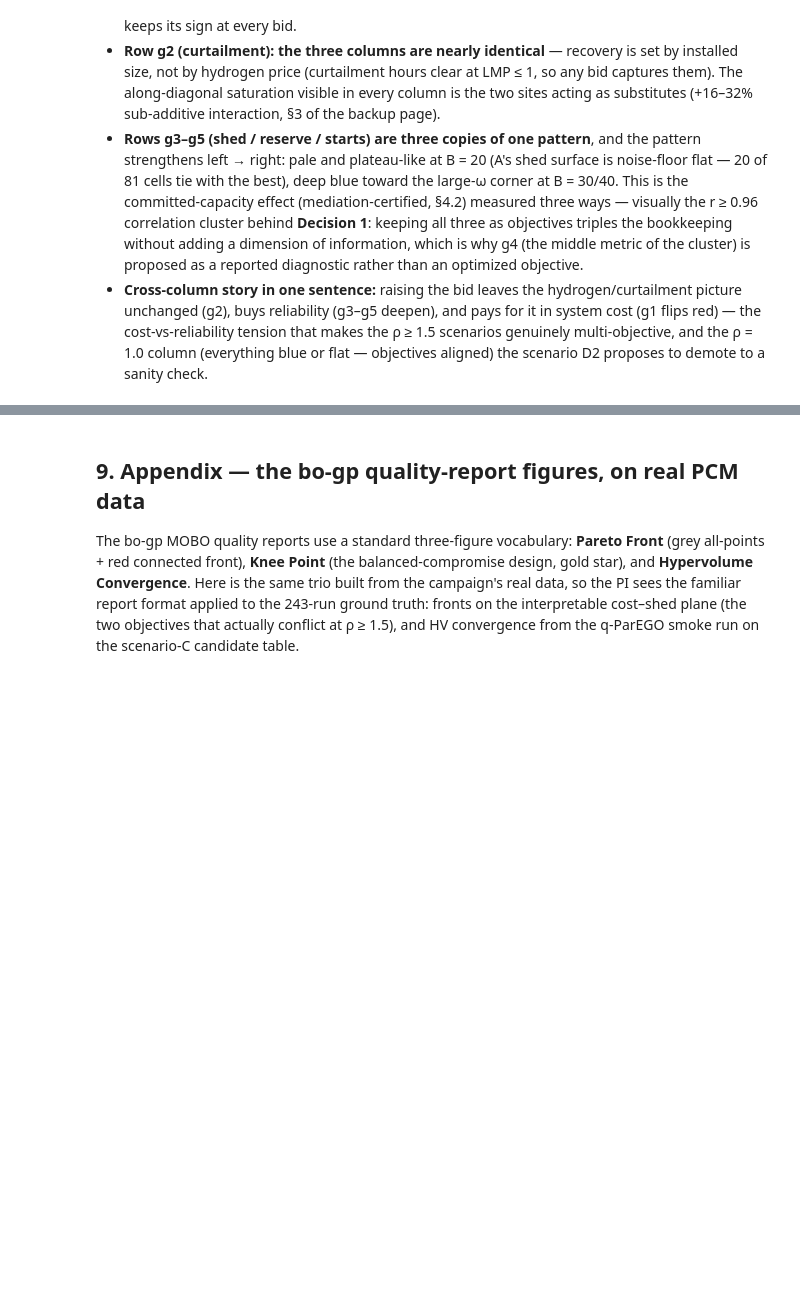
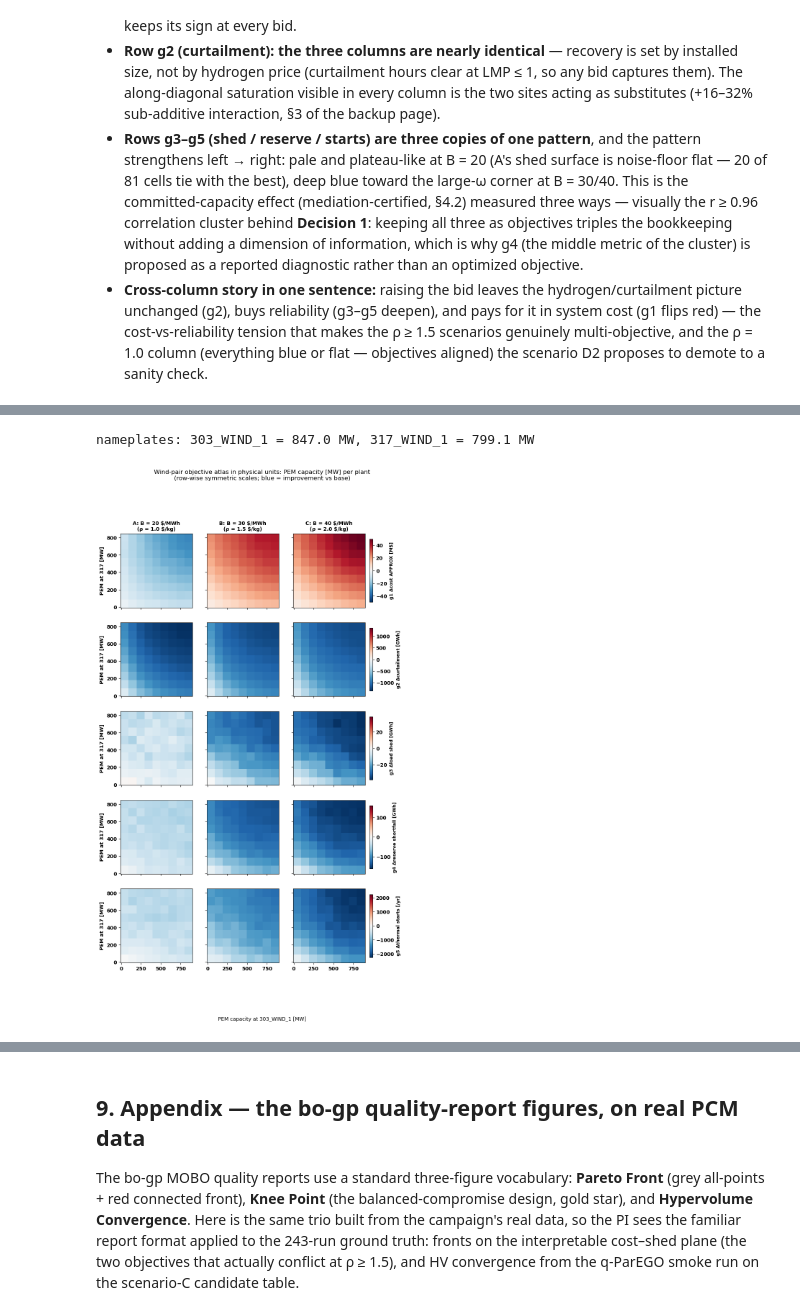
Before and after one commit to ylu283/RTS-GMLC, a Jupyter notebook: trial_0826/campaign/analysis/pi_0911/pi_0911.ipynb, the cells around one changed output, grey strips where cells are left out. Drawn from its saved outputs; the diff is of its cells as text; code cells hidden in the pictures; blank space fills up the shorter version.

Commit message:
pi_0911: 8b — objective atlas in physical units (PEM MW per plant)

```diff
--- a/trial_0826/campaign/analysis/pi_0911/pi_0911.ipynb
+++ b/trial_0826/campaign/analysis/pi_0911/pi_0911.ipynb
@@ -704,0 +714,30 @@ plt.show()
+# %%
+P303 = tiers_dict['wind_303']['gen_pmax']['303_WIND_1']
+P317 = tiers_dict['wind_317']['gen_pmax']['317_WIND_1']
+print(f'nameplates: 303_WIND_1 = {P303} MW, 317_WIND_1 = {P317} MW')
+fig, axes = plt.subplots(5, 3, figsize=(10.5, 15.5), sharex=True, sharey=True)
+for i, (col, label, scale) in enumerate(OBJ):
+    grids = {}
+    for t in SCEN:
+        Z = co[t].assign(v=co[t][col] * scale).pivot(
+            index='wind_317_omega', columns='wind_303_omega', values='v')
+        grids[t] = Z
+    vmax = max(np.abs(Z.values).max() for Z in grids.values())
+    norm = matplotlib.colors.TwoSlopeNorm(vmin=-vmax, vcenter=0, vmax=vmax)
+    for j, t in enumerate(SCEN):
+        Z = grids[t]
+        pm = axes[i, j].pcolormesh(Z.columns * P303, Z.index * P317, Z.values,
+                                   norm=norm, cmap='RdBu_r', shading='nearest')
+        if i == 0:
+            axes[0, j].set_title(f'{t}: B = {int(20 * SCEN[t])} \$/MWh\n(ρ = {SCEN[t]} \$/kg)', fontsize=10)
+    cb = fig.colorbar(pm, ax=axes[i, :], shrink=0.85, pad=0.015)
+    cb.set_label(label, fontsize=9)
+fig.supxlabel('PEM capacity at 303_WIND_1 [MW]', fontsize=10, y=0.005)
+for i in range(5):
+    axes[i, 0].set_ylabel('PEM at 317 [MW]')
+fig.suptitle('Wind-pair objective atlas in physical units: PEM capacity [MW] per plant\n'
+             '(row-wise symmetric scales; blue = improvement vs base)', fontsize=12, y=0.995)
+plt.show()
+# %% [output]
+nameplates: 303_WIND_1 = 847.0 MW, 317_WIND_1 = 799.1 MW
+[figure, added]
```
Also changed, not shown: parts of 2 cells of this notebook, 4 other files.
